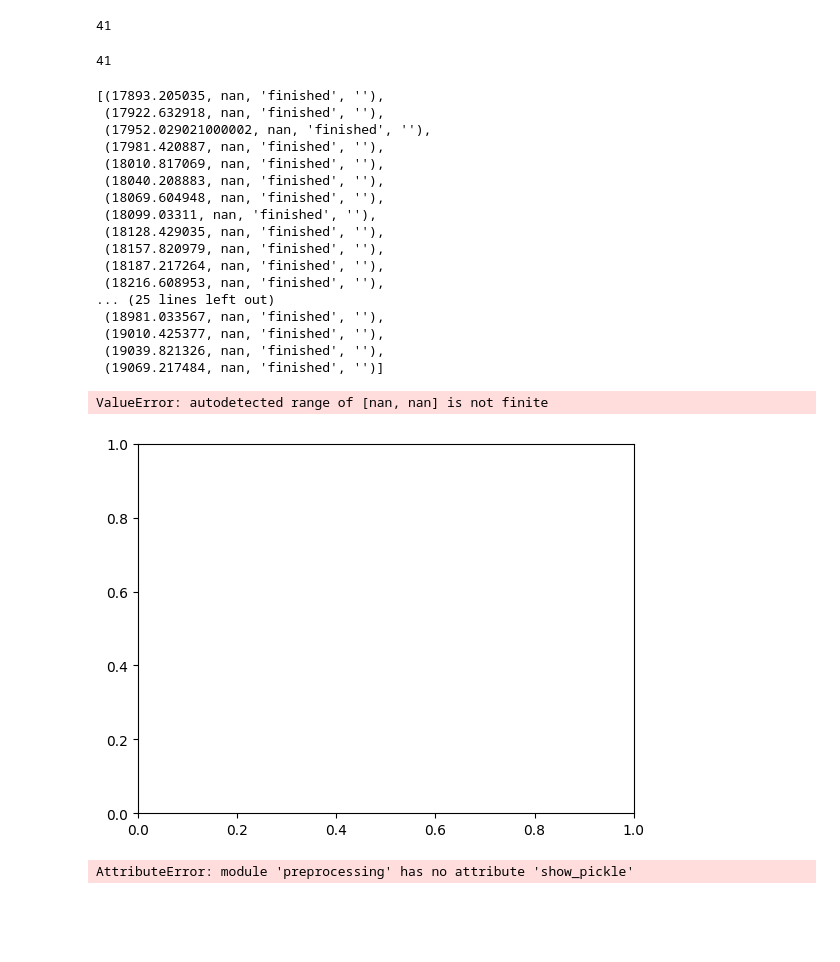
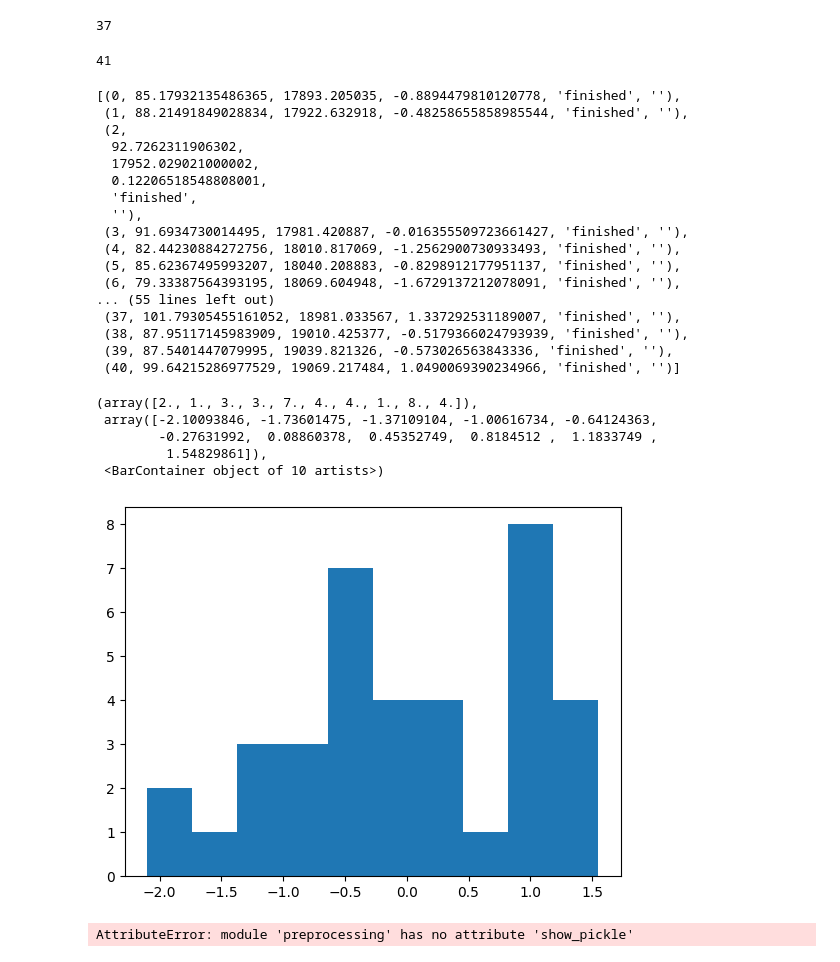
Before and after one commit to KathaMei/Pupille, a Jupyter notebook: notebooks/smooth.ipynb, the cells around one changed output. Cells and saved outputs as stored; diff of their text form; code cells hidden in the pictures; blank space fills up the shorter version.

Commit message:
baseline NaN error

```diff
--- a/notebooks/smooth.ipynb
+++ b/notebooks/smooth.ipynb
@@ -41,7 +41,7 @@ def noplot(df,text,xcol,ycol):
 
 
 if os.getlogin()=='marco':
-    subject_id="PJ06_3_Ruhe"
+    subject_id="PJ01_1_Ruhe"
     data_dir="/home/marco/Nextcloud/KatharinaBeispieldaten/"
 else:
     subject_id="PJ01_1_Ruhe"
@@ -58,7 +58,7 @@ config=preprocessing.create_process_config(0,field,subject_id,data_dir)
 #config.validate_only=True
 
 eye0=preprocessing.process(config,display)
-display(eye0)
+# display(eye0)
 
 if False:
     if config.validate_only:
@@ -115,32 +115,36 @@ for what_pf in eye0.frames:
 # %%
 display(eye0.num_valid, len(eye0.frames))
-display([(f.annotation_ts,f.zscore,f.stage,f.remark) for f in eye0.frames])
+display([(f.index,f.baseline_mean,f.annotation_ts,f.zscore,f.stage,f.remark) for f in eye0.frames])
 
 
 zscores=[f.zscore for f in eye0.frames if f.valid or f.stage=="zscore"]
 plt.hist(zscores)
 # %% [output]
-41
+37
 41
-[(17893.205035, nan, 'finished', ''),
- (17922.632918, nan, 'finished', ''),
- (17952.029021000002, nan, 'finished', ''),
- (17981.420887, nan, 'finished', ''),
- (18010.817069, nan, 'finished', ''),
- (18040.208883, nan, 'finished', ''),
- (18069.604948, nan, 'finished', ''),
- (18099.03311, nan, 'finished', ''),
- (18128.429035, nan, 'finished', ''),
- (18157.820979, nan, 'finished', ''),
- (18187.217264, nan, 'finished', ''),
- (18216.608953, nan, 'finished', ''),
-... (25 lines left out)
- (18981.033567, nan, 'finished', ''),
- (19010.425377, nan, 'finished', ''),
- (19039.821326, nan, 'finished', ''),
- (19069.217484, nan, 'finished', '')]
+[(0, 85.17932135486365, 17893.205035, -0.8894479810120778, 'finished', ''),
+ (1, 88.21491849028834, 17922.632918, -0.48258655858985544, 'finished', ''),
+ (2,
+  92.7262311906302,
+  17952.029021000002,
+  0.12206518548808001,
+  'finished',
+  ''),
+ (3, 91.6934730014495, 17981.420887, -0.016355509723661427, 'finished', ''),
+ (4, 82.44230884272756, 18010.817069, -1.2562900730933493, 'finished', ''),
+ (5, 85.62367495993207, 18040.208883, -0.8298912177951137, 'finished', ''),
+ (6, 79.33387564393195, 18069.604948, -1.6729137212078091, 'finished', ''),
+... (55 lines left out)
+ (37, 101.79305455161052, 18981.033567, 1.337292531189007, 'finished', ''),
+ (38, 87.95117145983909, 19010.425377, -0.5179366024793939, 'finished', ''),
+ (39, 87.5401447079995, 19039.821326, -0.573026563843336, 'finished', ''),
+ (40, 99.64215286977529, 19069.217484, 1.0490069390234966, 'finished', '')]
-ValueError: autodetected range of [nan, nan] is not finite
+(array([2., 1., 3., 3., 7., 4., 4., 1., 8., 4.]),
+ array([-2.10093846, -1.73601475, -1.37109104, -1.00616734, -0.64124363,
+        -0.27631992,  0.08860378,  0.45352749,  0.8184512 ,  1.1833749 ,
+         1.54829861]),
+ <BarContainer object of 10 artists>)
-[figure, old version]
+[figure, new version]
 # %%
 preprocessing.save_pickle(f"{eye0.config.subject_id}.pickle",eye0)
 # %%
```
Also changed, not shown: parts of 6 cells of this notebook, 4 other files.
